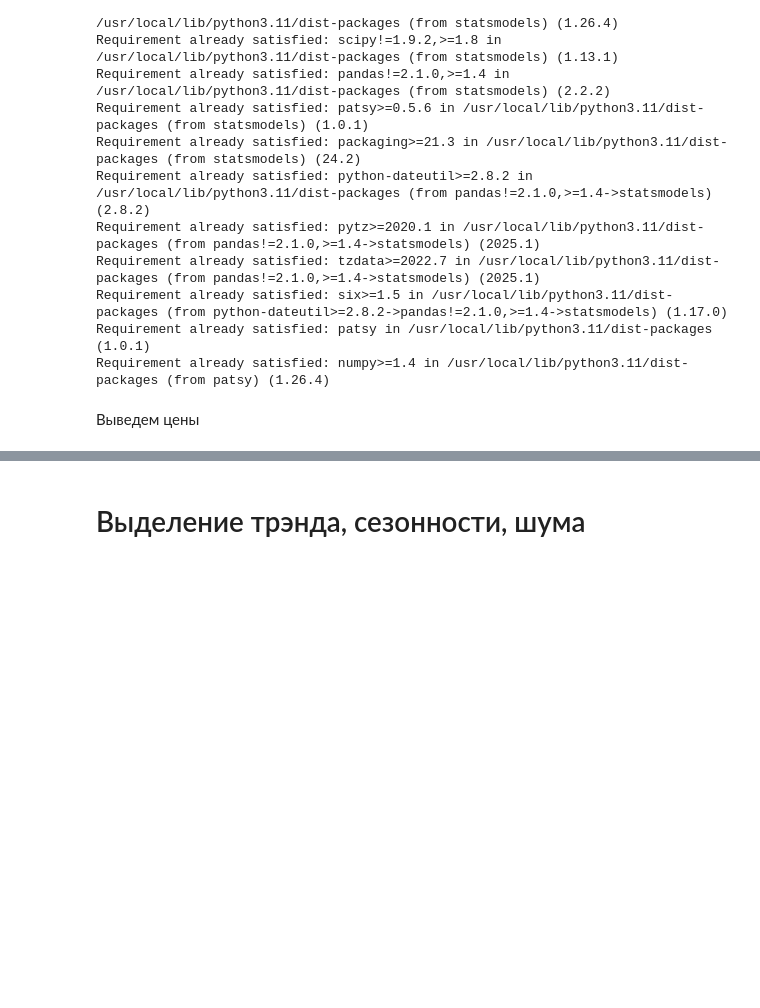
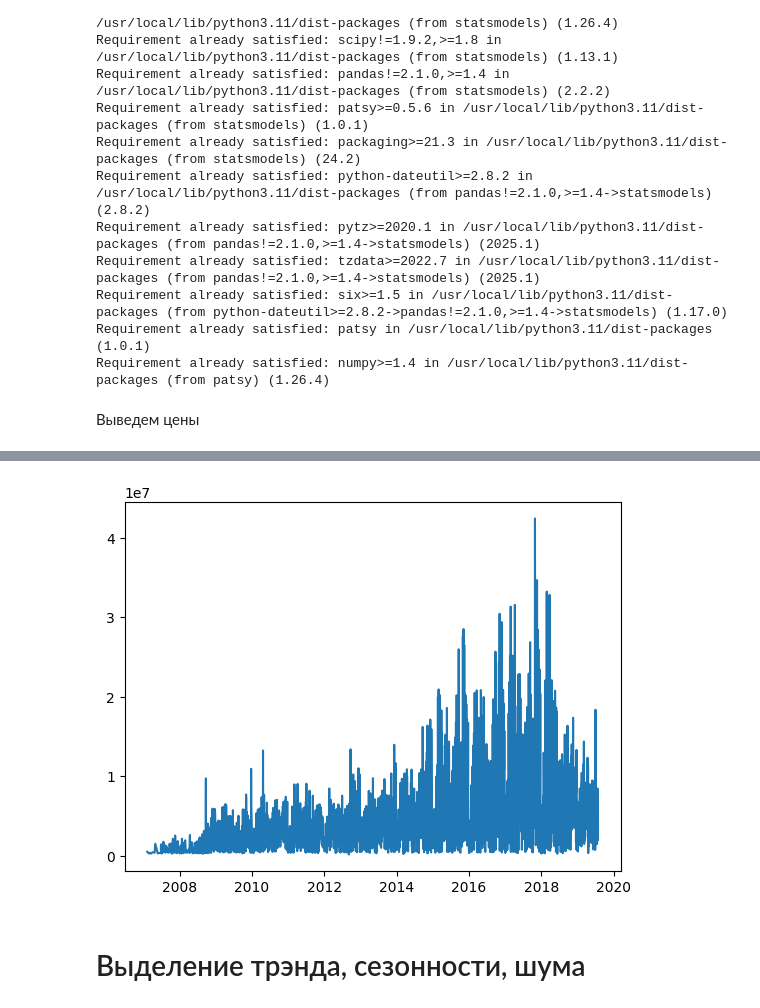
Before and after one commit to DmitriyShalashov/LSTM-House-sales, a Jupyter notebook: House_Sales_LSTM.ipynb, the cells around one changed output, grey strips where cells are left out. Drawn from its saved outputs; the diff is of its cells as text; code cells hidden in the pictures; blank space fills up the shorter version.

```diff
--- a/House_Sales_LSTM.ipynb
+++ b/House_Sales_LSTM.ipynb
@@ -86,7 +89,7 @@ Requirement already satisfied: numpy>=1.4 in /usr/local/lib/python3.11/dist-pack
 # %%
 raw_sales['datesold']=pd.to_datetime(raw_sales['datesold'])
 df=raw_sales[["price","datesold"]].groupby(["datesold"]).sum()
-fig=px.line(df, y="price")
-fig.show()
-fig.write_html("plot_express.html")
+
+plt.plot(df["price"])
+plt.show()
 # %% [output]
@@ -94,3 +96,4 @@ fig.write_html("plot_express.html")
+[figure, added]
 # %% [markdown]
 # Выделение трэнда, сезонности, шума
 # %% [markdown]
```
Also changed, not shown: parts of 27 cells of this notebook.
